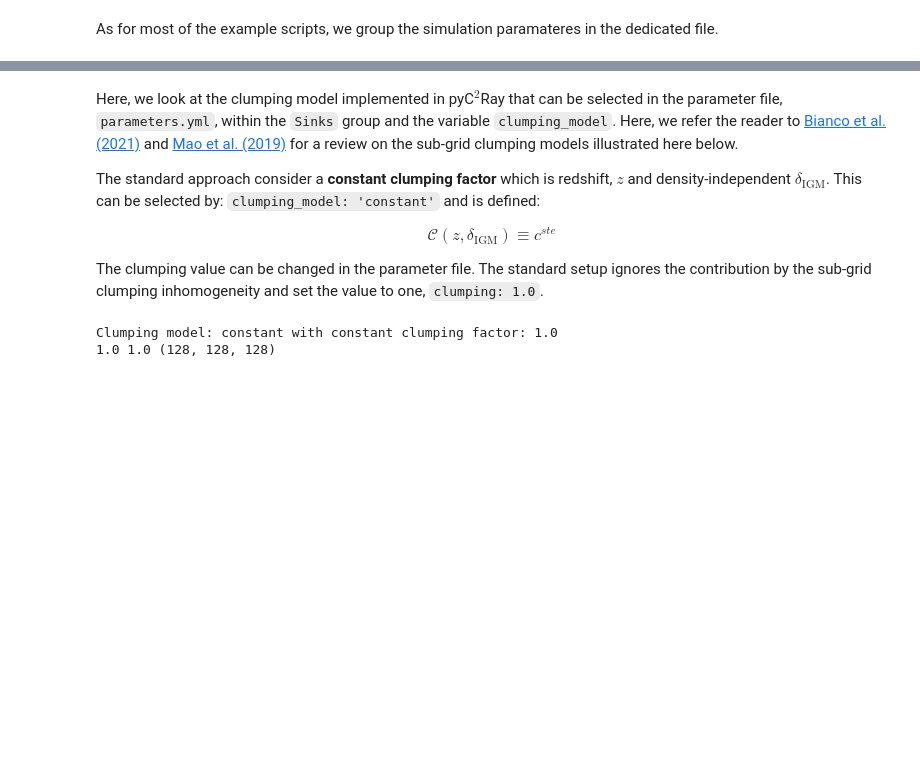
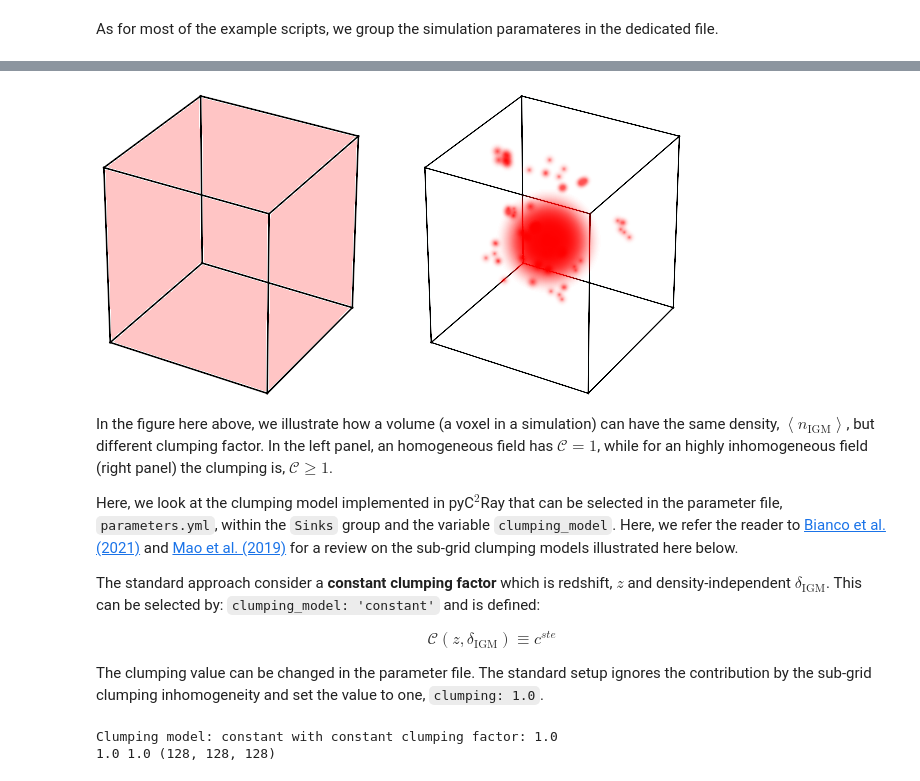
Before and after one commit to cosmic-reionization/pyC2Ray, a Jupyter notebook: docs/tutorials/source_sink.ipynb, the cells around one changed output, grey strips where cells are left out. Saved outputs shown, nothing was run; the diff lists cells and outputs as text; code cells hidden in the pictures; blank space fills up the shorter version.

```diff
--- a/docs/tutorials/source_sink.ipynb
+++ b/docs/tutorials/source_sink.ipynb
@@ -37,4 +51,11 @@ In the figure here above, we illustrate how a volume (a voxel in a simulation) c
+# %%
+from IPython.display import Image, display
+display(Image('example_clump.png'))
+# %% [output]
+[figure, added]
 # %% [markdown]
+In the figure here above, we illustrate how a volume (a voxel in a simulation) can have the same density, $\left<n_\mathrm{IGM}\right>$, but different clumping factor. In the left panel, an homogeneous field has $\mathcal{C} = 1$, while for an highly inhomogeneous field (right panel) the clumping is, $\mathcal{C} \geq 1$.
+
 Here, we look at the clumping model implemented in pyC$^2$Ray that can be selected in the parameter file, `parameters.yml`, within the `Sinks` group and the variable `clumping_model`. Here, we refer the reader to [Bianco et al. (2021)](https://arxiv.org/abs/2101.01712) and [Mao et al. (2019)](https://arxiv.org/abs/1906.02476) for a review on the sub-grid clumping models illustrated here below.
 
 The standard approach consider a __constant clumping factor__ which is redshift, $z$ and density-independent $\delta_\mathrm{IGM}$. This can be selected by: `clumping_model: 'constant'` and is defined:
```
Also changed, not shown: parts of 3 cells of this notebook.
